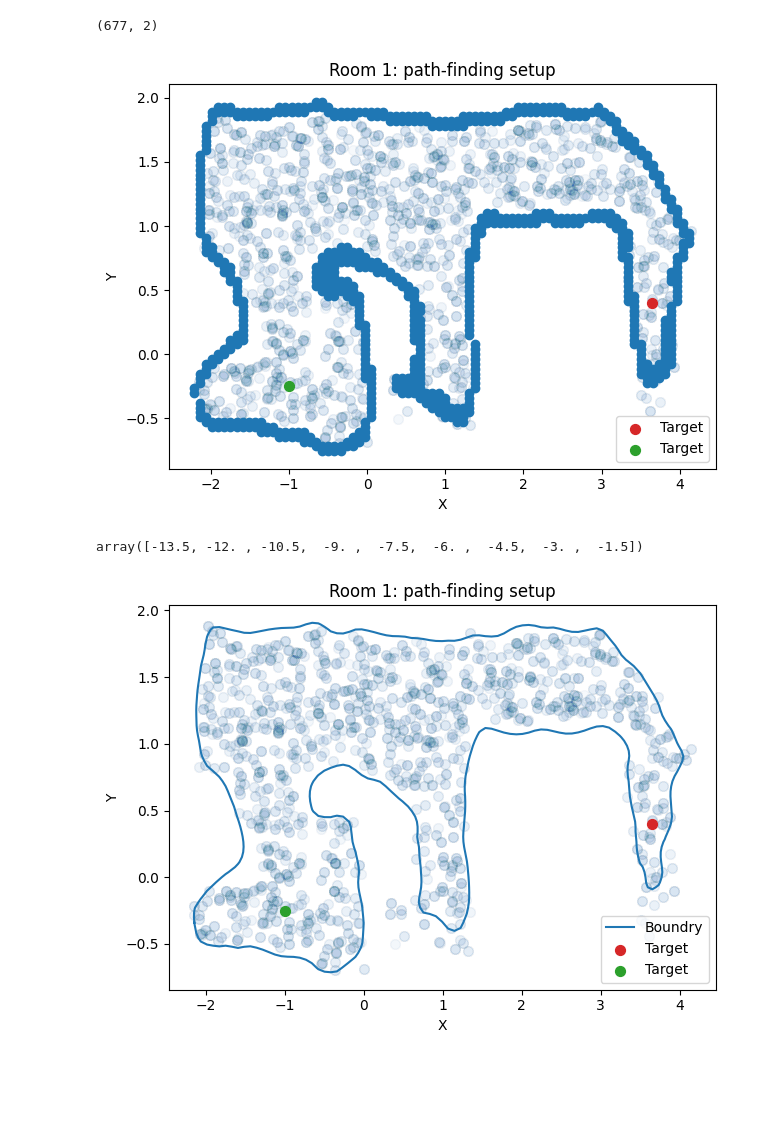
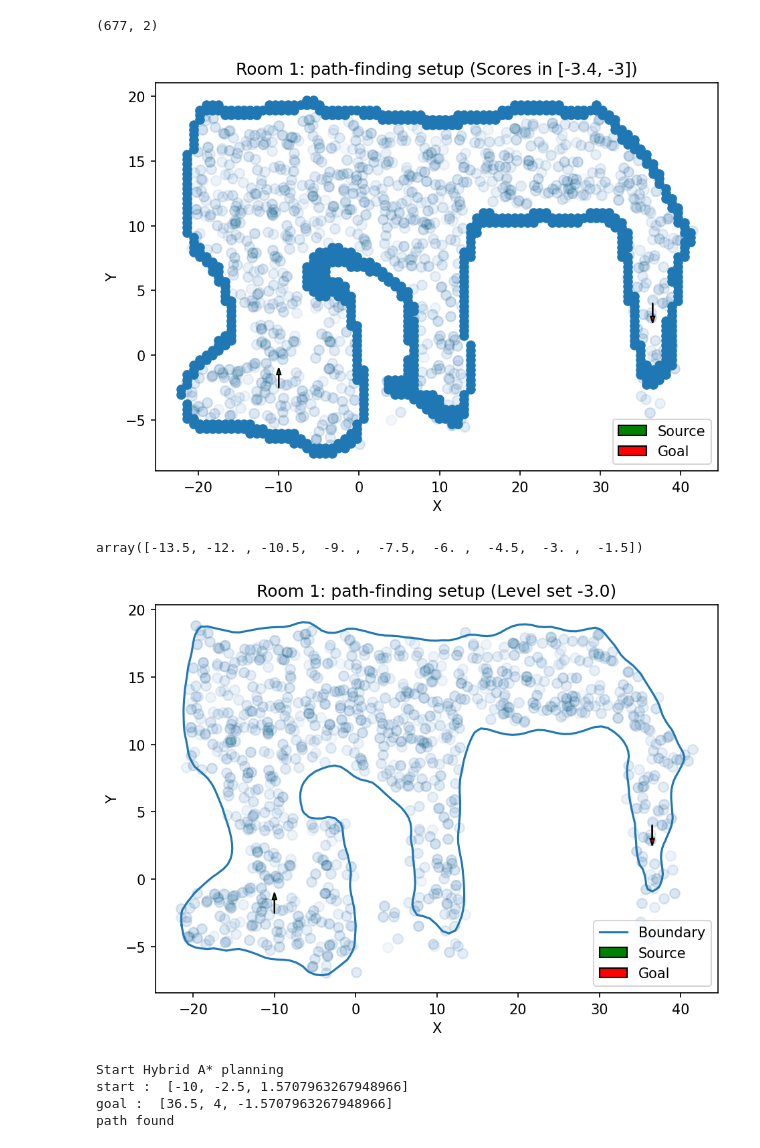
Before and after one commit to AGarciaCast/equivariant-representation-learning, a Jupyter notebook: rooms_exp/a_star.ipynb, the cells around one changed output. Cells and saved outputs as stored; diff of their text form; code cells hidden in the pictures; blank space fills up the shorter version.

Commit message:
room1 results new try

```diff
--- a/rooms_exp/a_star.ipynb
+++ b/rooms_exp/a_star.ipynb
@@ -36,7 +38,6 @@ xmin, xmax = -3, 4.75
 ymin, ymax = -1.25, 2.5
 
 xx, yy = np.mgrid[xmin:xmax:100j, ymin:ymax:100j]
-print(xx.ravel().shape, yy.shape)
 positions = np.vstack([xx.ravel(), yy.ravel()]).T
 
 
@@ -45,7 +46,7 @@ TARGET = np.array([[3.7, 0.0]])
 BANDWIDTH = np.sqrt(0.02)
 
 methods = ["gaussian", "exponential"]
-fig, ax = plt.subplots(1, len(methods), figsize=(10, 3))
+fig, ax = plt.subplots(1, len(methods), figsize=(12, 4), dpi=300)
 
 for idx, method in enumerate(methods):
     # Peform the kernel density estimate
@@ -70,7 +71,7 @@ for idx, method in enumerate(methods):
     if idx == 0:
         ax[idx].set_ylabel('Y')
 
-    ax[idx].set_title("KDE w/" + method.capitalize())
+    ax[idx].set_title("KDE w/" + method.capitalize() + r" ($\sigma^2 = {:.2f}$)".format(BANDWIDTH))
 
 plt.show()
 # %% [output]
@@ -79,26 +79,30 @@ plt.show()
 # %%
 kernel = KernelDensity(kernel=method, bandwidth=BANDWIDTH).fit(room_pos)
 kernel_val = kernel.score_samples(positions)
-
-indices = np.where((-3.4<=kernel_val) & (kernel_val<=-3))
+bounds = [-3.4, -3]
+indices = np.where((bounds[0]<=kernel_val) & (kernel_val<=bounds[1]))
 boundry = positions[indices]
 boundry.shape
 # %% [output]
 (677, 2)
+# %%
+# Set Initial parameters
+start = [-10, -2.5, np.deg2rad(90.0)]
+goal = [36.5, 4, np.deg2rad(-90.0)]
 # %%
-_ = plt.figure()
-plt.scatter(room_pos[:,0], room_pos[:,1], color="tab:blue", s=50, alpha=.01)
-plt.scatter(boundry[:,0], boundry[:,1], color="tab:blue")
-plt.scatter([3.65], [0.4], color="tab:red", s=50, label="Target")
-plt.scatter([-1], [-0.25], color="tab:green", s=50, label="Target")
-plt.title(f"Room {ROOM_NUM}: path-finding setup")
+_ = plt.figure(dpi=150)
+plt.scatter(room_pos[:,0]*SCALE, room_pos[:,1]*SCALE, color="tab:blue", s=50, alpha=.01)
+plt.scatter(boundry[:,0]*SCALE, boundry[:,1]*SCALE, color="tab:blue")
+rs.plot_arrow(start[0], start[1], start[2], fc='g', label="Source")
+rs.plot_arrow(goal[0], goal[1], goal[2], label="Goal")
+plt.title(f"Room {ROOM_NUM}: path-finding setup (Scores in [{bounds[0]}, {bounds[1]}])")
 plt.xlabel('X')
 plt.ylabel('Y')
 plt.legend()
 plt.tight_layout()
 plt.show()
 # %% [output]
-[figure, old version]
+[figure, new version]
 # %%
 cset.levels
 # %% [output]
@@ -109,14 +117,15 @@ x00, y00 = polys0[0].T
 # %%
-_ = plt.figure()
-plt.scatter(room_pos[:,0], room_pos[:,1], color="tab:blue", s=50, alpha=.01)
-plt.plot(x00, y00, color="tab:blue", label="Boundry")
-plt.scatter([3.65], [0.4], color="tab:red", s=50, label="Target")
-plt.scatter([-1], [-0.25], color="tab:green", s=50, label="Target")
-plt.title(f"Room {ROOM_NUM}: path-finding setup")
+_ = plt.figure(dpi=150)
+plt.scatter(room_pos[:,0]*SCALE, room_pos[:,1]*SCALE, color="tab:blue", s=50, alpha=.01)
+plt.plot(x00, y00, color="tab:blue", label="Boundary")
+
+rs.plot_arrow(start[0], start[1], start[2], fc='g', label="Source")
+rs.plot_arrow(goal[0], goal[1], goal[2], label="Goal")
+plt.title(f"Room {ROOM_NUM}: path-finding setup (Level set -3.0)")
 plt.xlabel('X')
 plt.ylabel('Y')
 plt.legend()
 plt.tight_layout()
 plt.show()
 # %% [output]
-[figure, old version]
+[figure, new version]
@@ -182,0 +132,14 @@ print(__file__ + " done!!")
+# %%
+print("Start Hybrid A* planning")
+print("start : ", start)
+print("goal : ", goal)
+
+path = hybrid_a_star_planning(start, goal,
+                              x00.tolist(), y00.tolist(),
+                              XY_GRID_RESOLUTION,
+                              YAW_GRID_RESOLUTION)
+# %% [output]
+Start Hybrid A* planning
+start :  [-10, -2.5, 1.5707963267948966]
+goal :  [36.5, 4, -1.5707963267948966]
+path found
```
Also changed, not shown: parts of 8 cells of this notebook, 8 other files.
